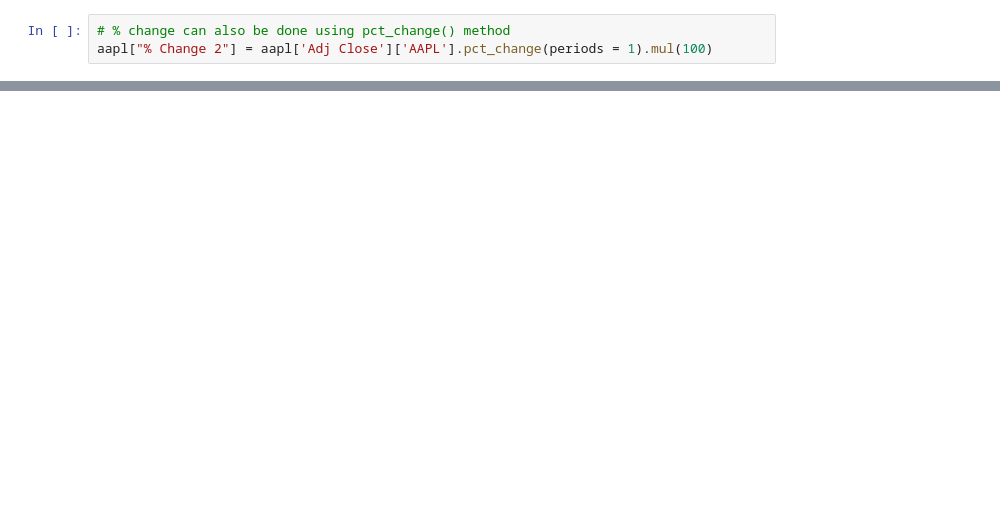
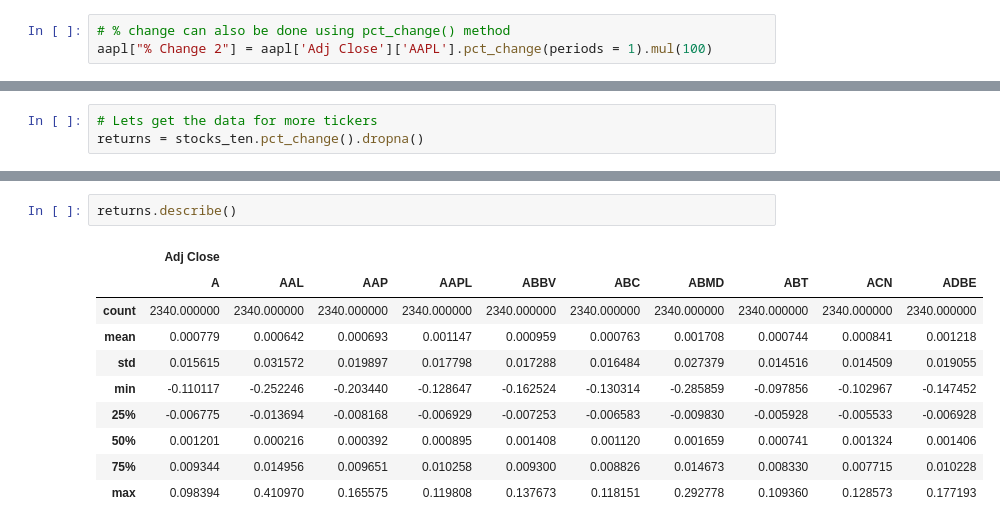
Before and after one commit to salmankhaliq22/Stock-Screener-using-Technical-Analysis-and-Efficient-Frontiers, a Jupyter notebook: 03-Normalizing the stocks data.ipynb, the cells around one changed output, grey strips where cells are left out. Saved outputs shown, nothing was run; the diff lists cells and outputs as text; blank space fills up the shorter version.

```diff
--- a/03-Normalizing the stocks data.ipynb
+++ b/03-Normalizing the stocks data.ipynb
@@ -380,0 +541,3 @@ aapl
+# %%
+# Lets get the data for more tickers
+returns = stocks_ten.pct_change().dropna()
@@ -380,0 +555,13 @@ aapl
+# %%
+returns.describe()
+# %% [output]
+|  | Adj Close |  |  |  |  |  |  |  |  |  |
+|  | A | AAL | AAP | AAPL | ABBV | ABC | ABMD | ABT | ACN | ADBE |
+| count | 2340.000000 | 2340.000000 | 2340.000000 | 2340.000000 | 2340.000000 | 2340.000000 | 2340.000000 | 2340.000000 | 2340.000000 | 2340.000000 |
+| mean | 0.000779 | 0.000642 | 0.000693 | 0.001147 | 0.000959 | 0.000763 | 0.001708 | 0.000744 | 0.000841 | 0.001218 |
+| std | 0.015615 | 0.031572 | 0.019897 | 0.017798 | 0.017288 | 0.016484 | 0.027379 | 0.014516 | 0.014509 | 0.019055 |
+| min | -0.110117 | -0.252246 | -0.203440 | -0.128647 | -0.162524 | -0.130314 | -0.285859 | -0.097856 | -0.102967 | -0.147452 |
+| 25% | -0.006775 | -0.013694 | -0.008168 | -0.006929 | -0.007253 | -0.006583 | -0.009830 | -0.005928 | -0.005533 | -0.006928 |
+| 50% | 0.001201 | 0.000216 | 0.000392 | 0.000895 | 0.001408 | 0.001120 | 0.001659 | 0.000741 | 0.001324 | 0.001406 |
+| 75% | 0.009344 | 0.014956 | 0.009651 | 0.010258 | 0.009300 | 0.008826 | 0.014673 | 0.008330 | 0.007715 | 0.010228 |
+| max | 0.098394 | 0.410970 | 0.165575 | 0.119808 | 0.137673 | 0.118151 | 0.292778 | 0.109360 | 0.128573 | 0.177193 |
```
Also changed, not shown: parts of 35 cells of this notebook.
